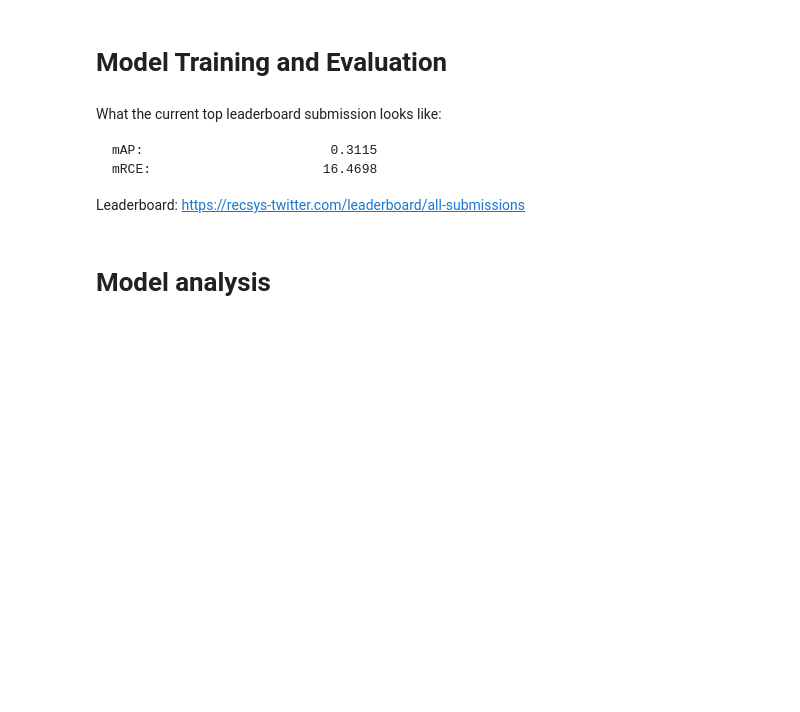
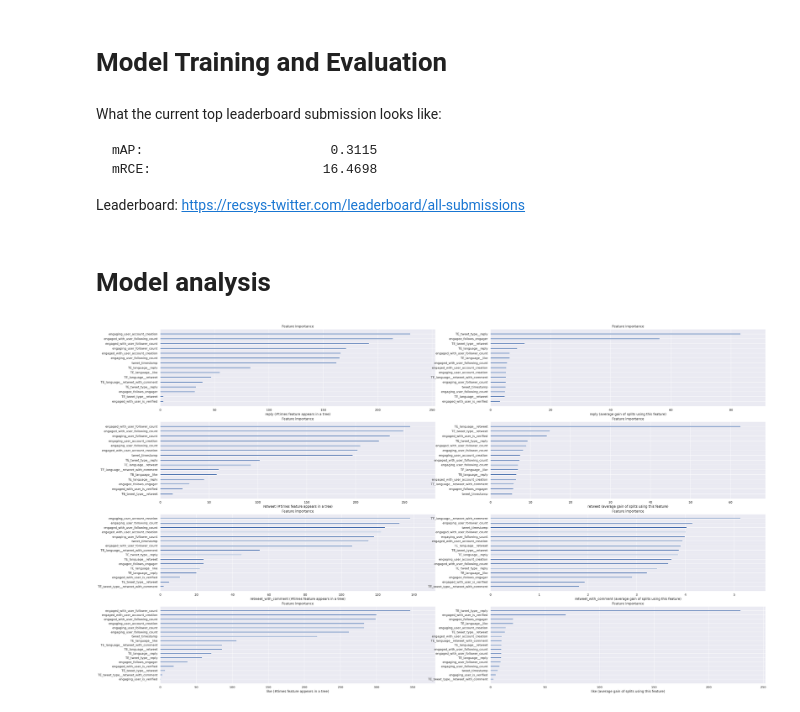
Before and after one commit to MAL-TO/recsys-2021, a Jupyter notebook: notebooks/experiments.ipynb, the cells around one changed output. Drawn from its saved outputs; the diff is of its cells as text; code cells hidden in the pictures; blank space fills up the shorter version.

```diff
--- a/notebooks/experiments.ipynb
+++ b/notebooks/experiments.ipynb
@@ -11,10 +11,10 @@ import category_encoders as ce
 import matplotlib.pyplot as plt
 import seaborn as sns
 %config InlineBackend.figure_format='retina'
-sns.set()
+sns.set_theme()
 import shap
 
 
-from metrics import compute_score, just_mAP_mRCE
+from metrics import compute_score, just_mAP_mRCE, pretty_evaluation
 from import_data import import_data, categorical_features, timestamp_features, targets
 from cross_validate import cross_validate, cv_metrics
@@ -83,4 +106,28 @@ class Transformer:
 # %%
+%%time
+params = {
+    'tree_method': 'gpu_hist',
+    'objective': 'binary:logistic',
+    'eval_metric': 'logloss',
+    'subsample': 0.7,
+    'min_child_weight': 10, # increase if train-test-gap is large. More conservative but less overfitting
+    'max_depth': 6,
+    'seed': 42
+}
+
+df = import_data('../data/raw/sample_200k_rows')
 feature_engineer = Transformer()
-cv_models, cv_results = cross_validate(df, feature_engineer)
+cv_models, cv_results_train, cv_results_test = cross_validate(df, feature_engineer, params, num_boost_round=13)
+
+print("********************* TRAIN *********************")
+for metric_lst in cv_metrics(cv_results_train):
+    metric_lst = np.array(metric_lst)
+    print(f"LB {(metric_lst.mean() - metric_lst.std()):+.4f} to UB {(metric_lst.mean() + metric_lst.std()):+.4f} (± 1σ)")
+
+print("********************* TEST *********************")
+for metric_lst in cv_metrics(cv_results_test):
+    metric_lst = np.array(metric_lst)
+    print(f"LB {(metric_lst.mean() - metric_lst.std()):+.4f} to UB {(metric_lst.mean() + metric_lst.std()):+.4f} (± 1σ)")
+
+print(params)
 # %% [output]
@@ -149,6 +152,12 @@ Leaderboard: https://recsys-twitter.com/leaderboard/all-submissions
 # %% [markdown]
 # Model analysis
 # %%
-# for target, model in models.items():
-#     plt.title(target)
-#     shap.plots.beeswarm(shap.Explainer(model)(df_test_features))
+fig, axes = plt.subplots(4, 2, figsize=(40, 24))
+for i, (name, booster) in enumerate(cv_models[-1].items()):
+    ax = axes[i][0]
+    xgb.plot_importance(booster, ax, importance_type='weight', xlabel=name+' (#times feature appears in a tree)', show_values=False, ylabel=None)
+for i, (name, booster) in enumerate(cv_models[-1].items()):
+    ax = axes[i][1]
+    xgb.plot_importance(booster, ax, importance_type='gain', xlabel=name+' (average gain of splits using this feature)', show_values=False, ylabel=None)
+# %% [output]
+[figure, added]
```
Also changed, not shown: parts of 6 cells of this notebook, 1 other file.
